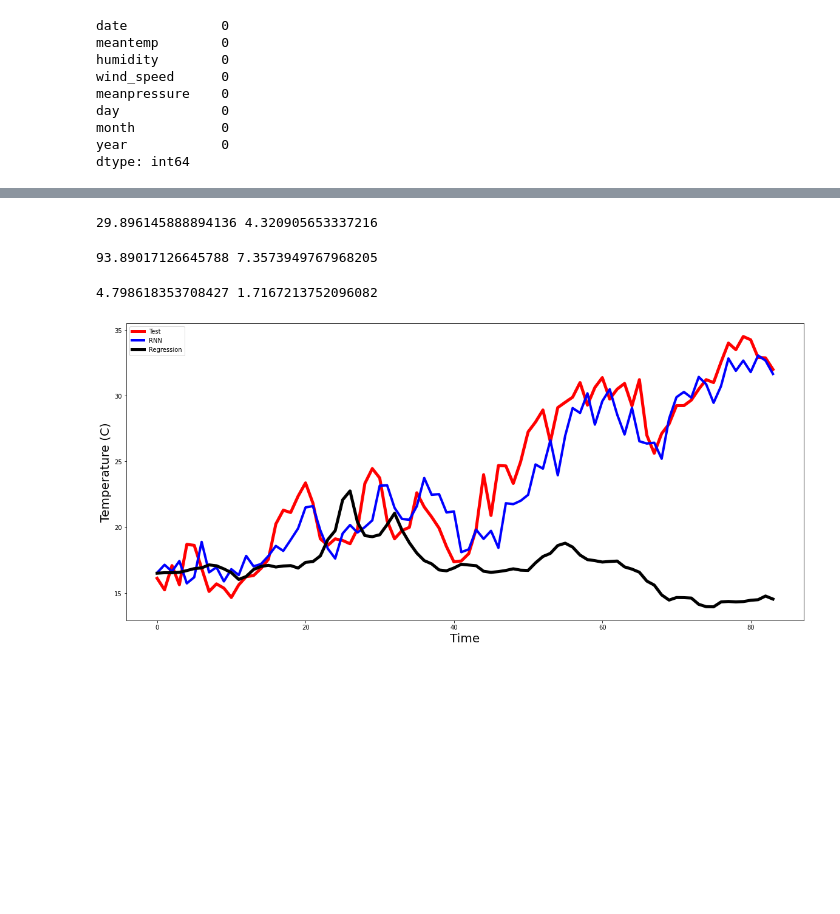
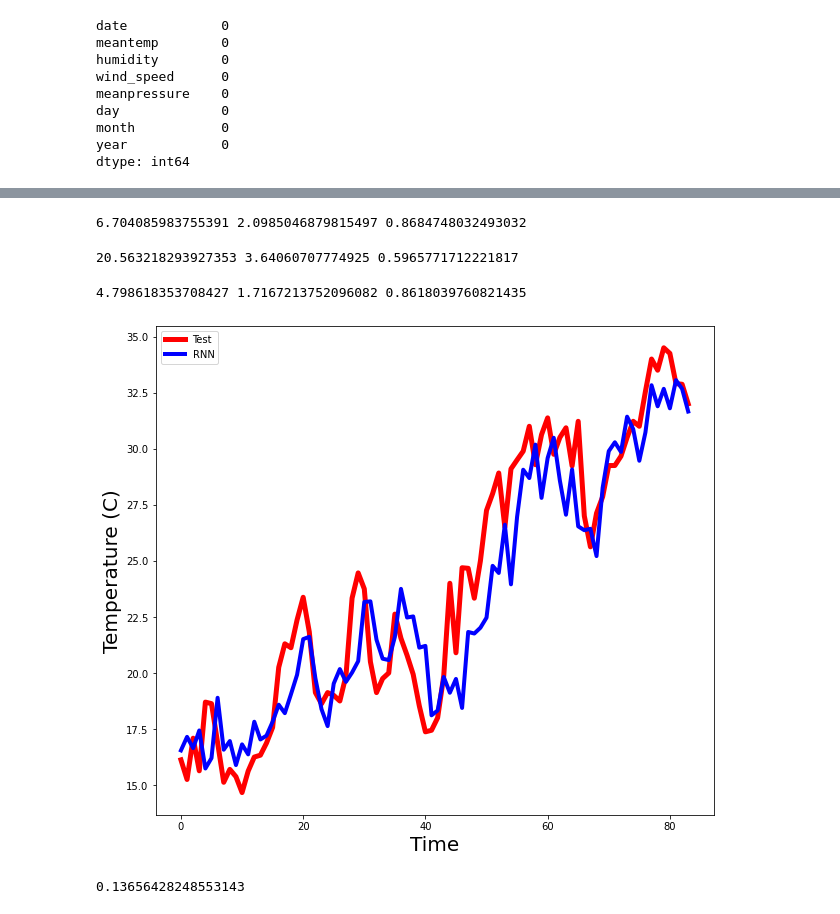
Before and after one commit to i-shitizkhanna/Time-Series-Forecasting, a Jupyter notebook: Ensemble.ipynb, the cells around one changed output, grey strips where cells are left out. Drawn from its saved outputs; the diff is of its cells as text; code cells hidden in the pictures; blank space fills up the shorter version.

```diff
--- a/Ensemble.ipynb
+++ b/Ensemble.ipynb
@@ -5,7 +5,7 @@ import numpy as np
 # %%
 model1=models.load_model("Models/model2_R.h5")
 # %%
-test=pd.read_csv("DailyDelhiClimateTest.csv")
+test=pd.read_csv("DailyDelhiClimateTrain.csv")
 test
 # %% [output]
 |  | date | meantemp | humidity | wind_speed | meanpressure |
@@ -114,0 +104,4 @@ test
+# %%
+X_part=test.drop(["meantemp"],axis=1)
+X_part=X_part[['humidity','meanpressure','wind_speed','day','month','year']]
+X_part
@@ -170,5 +166,5 @@ array([[16.512691 ],
 # %%
-test=pd.read_csv("DailyDelhiClimateTest.csv")
+test=pd.read_csv("DailyDelhiClimateTrain.csv")
 test
 # %% [output]
 |  | date | meantemp | humidity | wind_speed | meanpressure |
@@ -313,30 +311,36 @@ from sklearn.metrics import mean_squared_error, mean_absolute_error
 # %%
 mse=mean_squared_error(Y_test_inv,temp_f)
 mae=mean_absolute_error(Y_test_inv,temp_f)
-print(f'{mse} {mae}')
+print(f'{mse} {mae} {metrics.r2_score(Y_test_inv,temp_f)}')
 # %% [output]
-29.896145888894136 4.320905653337216
+6.704085983755391 2.0985046879815497 0.8684748032493032
+# %%
+from sklearn import metrics
+mse=mean_squared_error(Y_test_inv,temp_rs)
+mae=mean_absolute_error(Y_test_inv,temp_rs)
+print(f'{mse} {mae} {metrics.r2_score(Y_test_inv,temp_rs)}')
+# %% [output]
+20.563218293927353 3.64060707774925 0.5965771712221817
 # %%
-mse=mean_squared_error(Y_test_inv,temp_rs)
-mae=mean_absolute_error(Y_test_inv,temp_rs)
-print(f'{mse} {mae}')
+mse=mean_squared_error(Y_test_inv,temp_ts)
+mae=mean_absolute_error(Y_test_inv,temp_ts)
+print(f'{mse} {mae} {metrics.r2_score(Y_test_inv,temp_ts)}')
 # %% [output]
-93.89017126645788 7.3573949767968205
+4.798618353708427 1.7167213752096082 0.8618039760821435
-# %%
-mse=mean_squared_error(Y_test_inv,temp_ts)
-mae=mean_absolute_error(Y_test_inv,temp_ts)
-print(f'{mse} {mae}')
-# %% [output]
-4.798618353708427 1.7167213752096082
 # %%
 import matplotlib.pyplot as plt
-plt.figure(figsize=(20,9))
+plt.figure(figsize=(10,9))
 plt.plot(Y_test_inv , 'red', linewidth=5)
 plt.plot(temp_ts,'blue' , linewidth=4)
-plt.plot(temp_rs , 'black', linewidth=5)
+# plt.plot(temp_rs , 'black', linewidth=5)
 plt.xlabel("Time", fontsize=20)
 plt.ylabel("Temperature (C)", fontsize=20)
 plt.legend(('Test','RNN','Regression'))
 plt.show()
 # %% [output]
-[figure, old version]
+[figure, new version]
+# %%
+from sklearn import metrics
+metrics.r2_score(Y_test_inv,temp_f)
+# %% [output]
+0.13656428248553143
```
Also changed, not shown: parts of 20 cells of this notebook, 4 other files.
